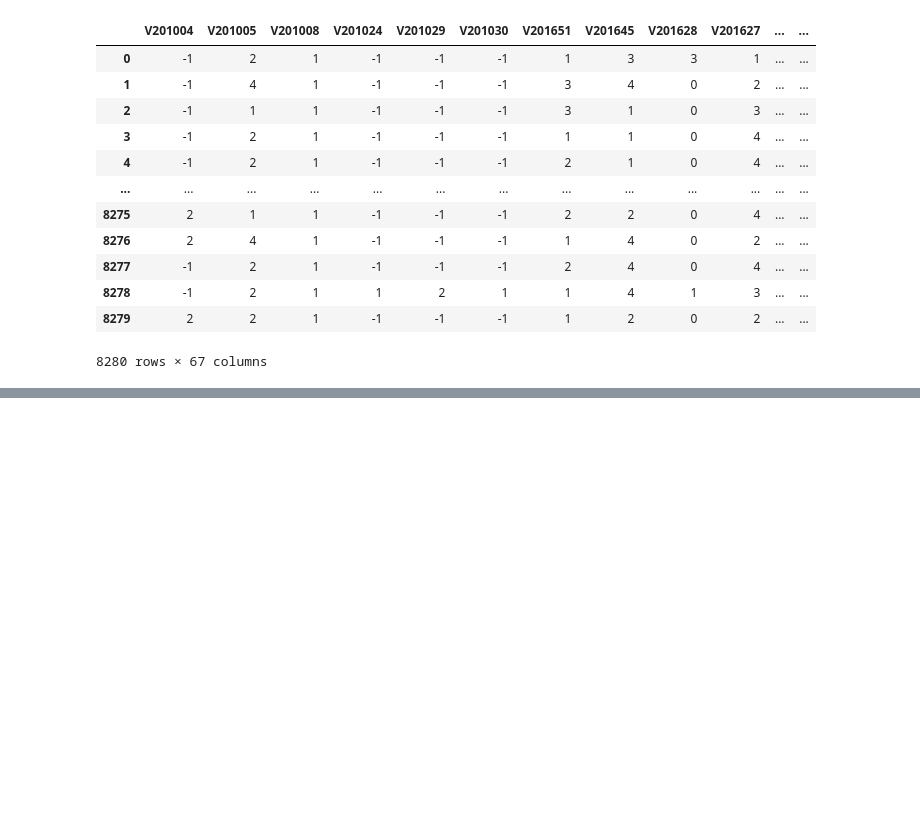
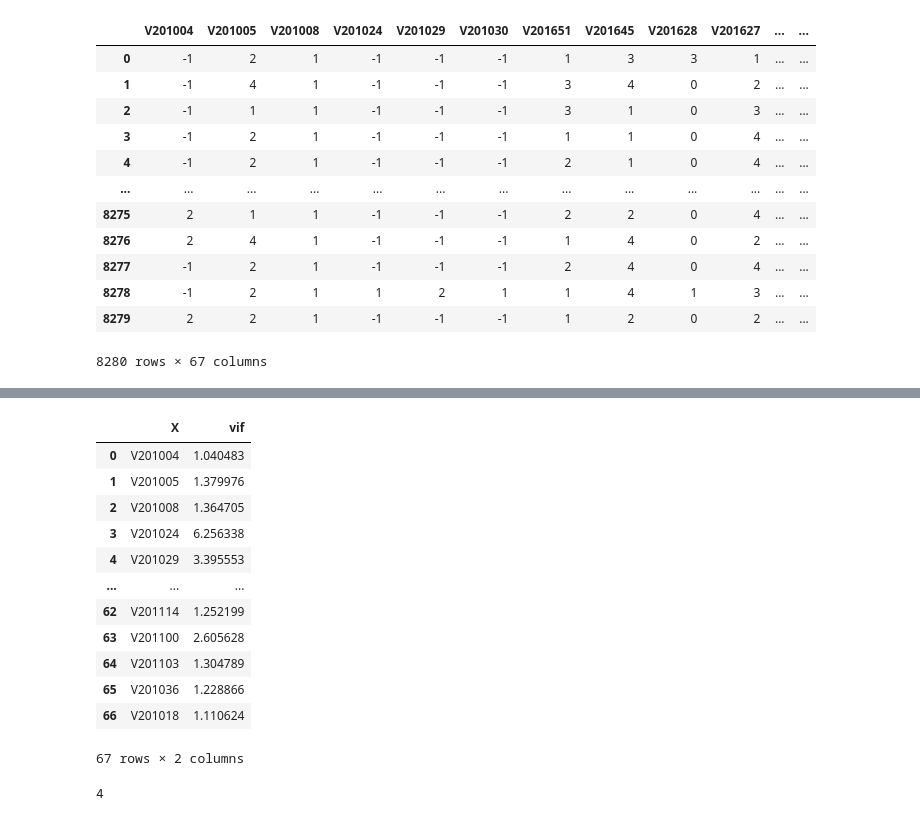
Before and after one commit to jprichmond20/2020ElectionStudy, a Jupyter notebook: 2020 Election Notebook.ipynb, the cells around one changed output, grey strips where cells are left out. Drawn from its saved outputs; the diff is of its cells as text; code cells hidden in the pictures; blank space fills up the shorter version.

```diff
--- a/2020 Election Notebook.ipynb
+++ b/2020 Election Notebook.ipynb
@@ -117,0 +181,23 @@ df.rename(columns = {V2012004:})
+# %%
+vif = pd.DataFrame()
+vif['X'] = df.columns
+vif['vif'] = [variance_inflation_factor(df.values, i) for i in range(len(df.columns))]
+vif
+# %% [output]
+|  | X | vif |
+| 0 | V201004 | 1.040483 |
+| 1 | V201005 | 1.379976 |
+| 2 | V201008 | 1.364705 |
+| 3 | V201024 | 6.256338 |
+| 4 | V201029 | 3.395553 |
+| ... | ... | ... |
+| 62 | V201114 | 1.252199 |
+| 63 | V201100 | 2.605628 |
+| 64 | V201103 | 1.304789 |
+| 65 | V201036 | 1.228866 |
+| 66 | V201018 | 1.110624 |
+67 rows × 2 columns
+# %%
+df.columns.get_loc('V201029')
+# %% [output]
+4
```
Also changed, not shown: parts of 10 cells of this notebook.
